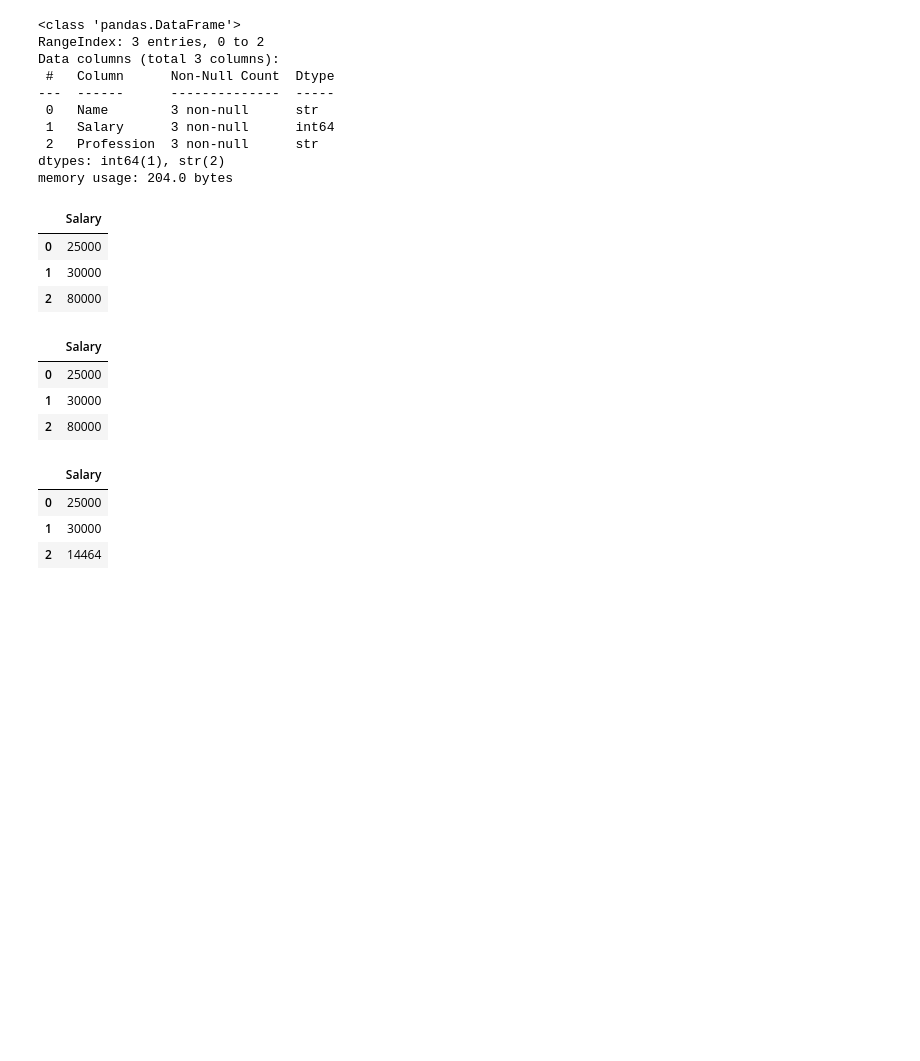
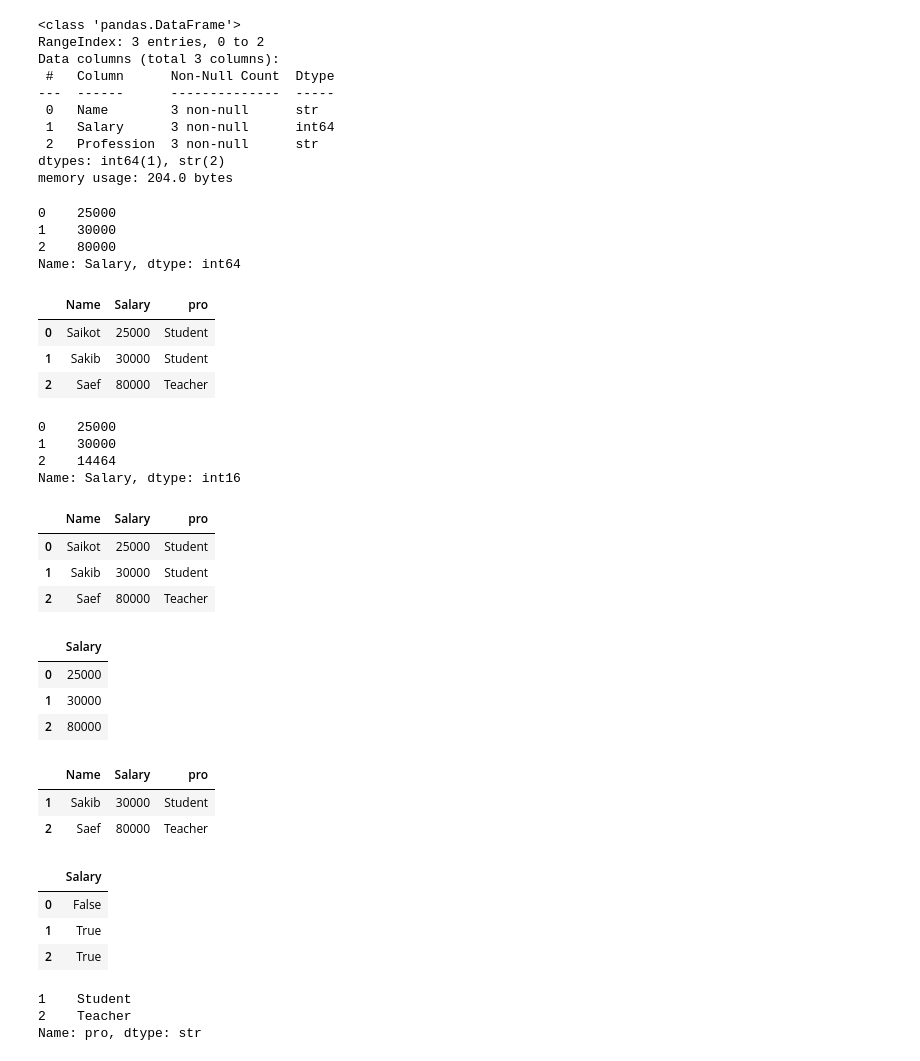
Before and after one commit to Saikot313/Pandas, a Jupyter notebook: pandas.ipynb, the cells around one changed output. Cells and saved outputs as stored; diff of their text form; code cells hidden in the pictures; blank space fills up the shorter version.

```diff
--- a/pandas.ipynb
+++ b/pandas.ipynb
@@ -399,23 +397,70 @@ Data columns (total 3 columns):
 dtypes: int64(1), str(2)
 memory usage: 204.0 bytes
 # %%
-df[["Salary"]].astype("int64")
+df=df[["Salary"]].astype("int64")
-# %% [output]
-|  | Salary |
-| 0 | 25000 |
-| 1 | 30000 |
-| 2 | 80000 |
 # %%
-df[["Salary"]].astype("int32")
+df.Salary
 # %% [output]
-|  | Salary |
-| 0 | 25000 |
-| 1 | 30000 |
-| 2 | 80000 |
+0    25000
+1    30000
+2    80000
+Name: Salary, dtype: int64
+# %%
+a = {"Name": ["Saikot","Sakib","Saef"],
+     "Salary": [25000,30000,80000],
+     "pro": ["Student","Student","Teacher"]
+    }
+
+df = pd.DataFrame(a)
+df
+# %% [output]
+|  | Name | Salary | pro |
+| 0 | Saikot | 25000 | Student |
+| 1 | Sakib | 30000 | Student |
+| 2 | Saef | 80000 | Teacher |
 # %%
-df[["Salary"]].astype("int16")
+df.Salary
 # %% [output]
-|  | Salary |
-| 0 | 25000 |
-| 1 | 30000 |
-| 2 | 14464 |
+0    25000
+1    30000
+2    14464
+Name: Salary, dtype: int16
+# %%
+a = {"Name": ["Saikot","Sakib","Saef"],
+     "Salary": [25000,30000,80000],
+     "pro": ["Student","Student","Teacher"]
+    }
+
+df = pd.DataFrame(a)
+df
+# %% [output]
+|  | Name | Salary | pro |
+| 0 | Saikot | 25000 | Student |
+| 1 | Sakib | 30000 | Student |
+| 2 | Saef | 80000 | Teacher |
+# %%
+df[["Salary"]]
+# %% [output]
+|  | Salary |
+| 0 | 25000 |
+| 1 | 30000 |
+| 2 | 80000 |
+# %%
+df[df["Salary"]>25000]
+# %% [output]
+|  | Name | Salary | pro |
+| 1 | Sakib | 30000 | Student |
+| 2 | Saef | 80000 | Teacher |
+# %%
+df[["Salary"]]>25000
+# %% [output]
+|  | Salary |
+| 0 | False |
+| 1 | True |
+| 2 | True |
+# %%
+df[df["Salary"]>25000]["pro"]
+# %% [output]
+1    Student
+2    Teacher
+Name: pro, dtype: str
```
Also changed, not shown: parts of 2 cells of this notebook.
